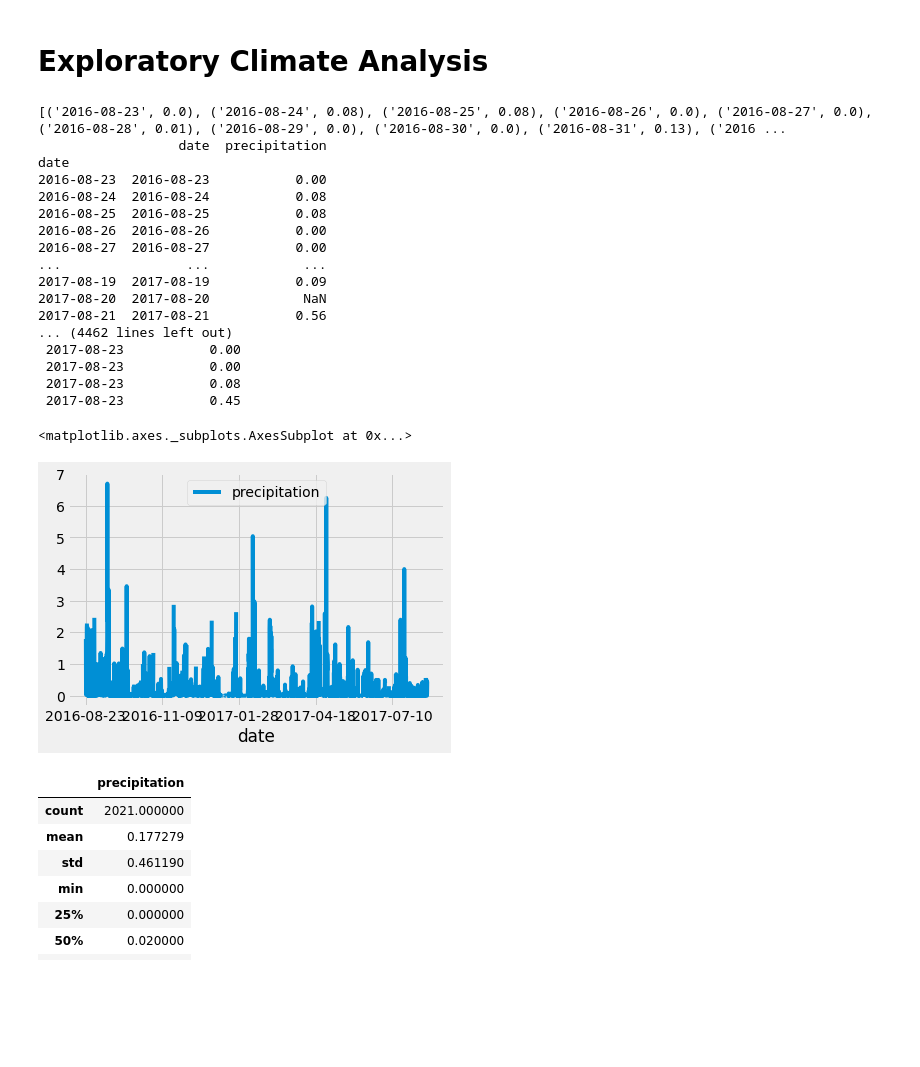
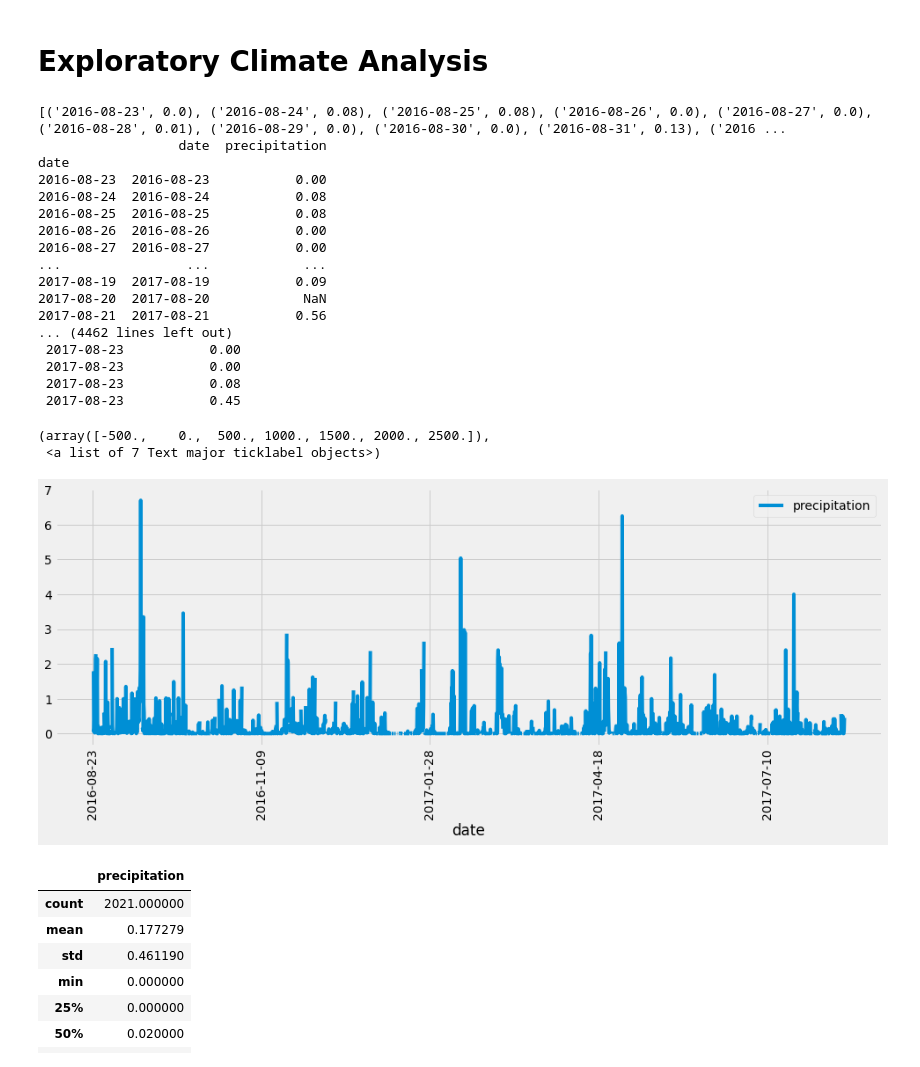
Before and after one commit to amelinn9/surfs-up, a Jupyter notebook: climate_analysis.ipynb, the cells around one changed output. Drawn from its saved outputs; the diff is of its cells as text; code cells hidden in the pictures; blank space fills up the shorter version.

Commit message:
updated precipitation graph

```diff
--- a/climate_analysis.ipynb
+++ b/climate_analysis.ipynb
@@ -55,36 +55,38 @@ print(results)
 
 # Save the query results as a Pandas DataFrame and set the index to the date column
 df = pd.DataFrame(results, columns=['date','precipitation'])
 df.set_index(df['date'], inplace=True)
 print(df)
 print(df.to_string(index=False))
 
 # Sort the dataframe by date
 df = df.sort_index()
 print(df.to_string(index=False))
 
 # Use Pandas Plotting with Matplotlib to plot the data
-df.plot()
+df.plot(figsize=(15,5))
+plt.xticks(rotation="vertical")
 # %% [output]
 [('2016-08-23', 0.0), ('2016-08-24', 0.08), ('2016-08-25', 0.08), ('2016-08-26', 0.0), ('2016-08-27', 0.0), ('2016-08-28', 0.01), ('2016-08-29', 0.0), ('2016-08-30', 0.0), ('2016-08-31', 0.13), ('2016 ...
                   date  precipitation
 date
 2016-08-23  2016-08-23           0.00
 2016-08-24  2016-08-24           0.08
 2016-08-25  2016-08-25           0.08
 2016-08-26  2016-08-26           0.00
 2016-08-27  2016-08-27           0.00
 ...                ...            ...
 2017-08-19  2017-08-19           0.09
 2017-08-20  2017-08-20            NaN
 2017-08-21  2017-08-21           0.56
 ... (4462 lines left out)
  2017-08-23           0.00
  2017-08-23           0.00
  2017-08-23           0.08
  2017-08-23           0.45
-<matplotlib.axes._subplots.AxesSubplot at 0x...>
+(array([-500.,    0.,  500., 1000., 1500., 2000., 2500.]),
+ <a list of 7 Text major ticklabel objects>)
-[figure, old version]
+[figure, new version]
 # %%
 # Use Pandas to calcualte the summary statistics for the precipitation data
 df.describe()
```
